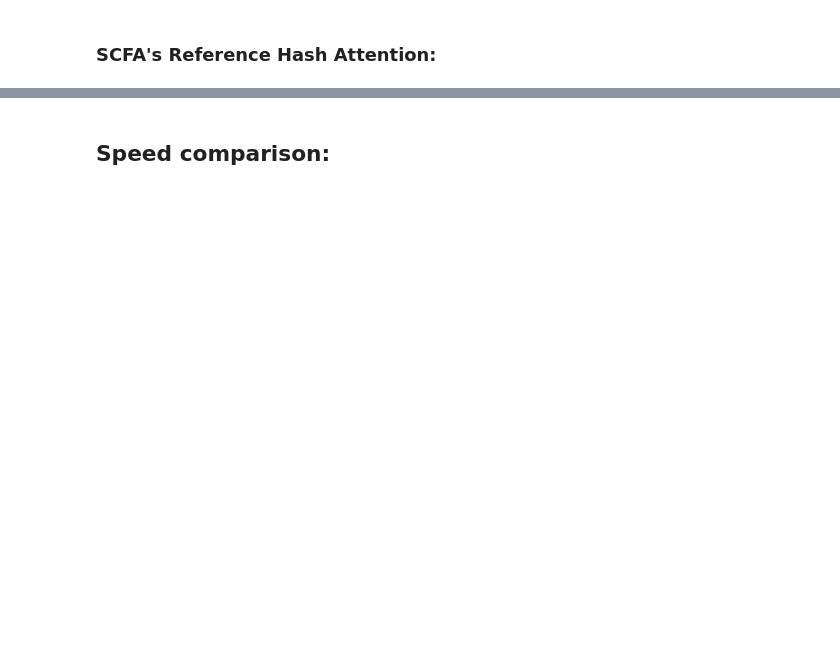
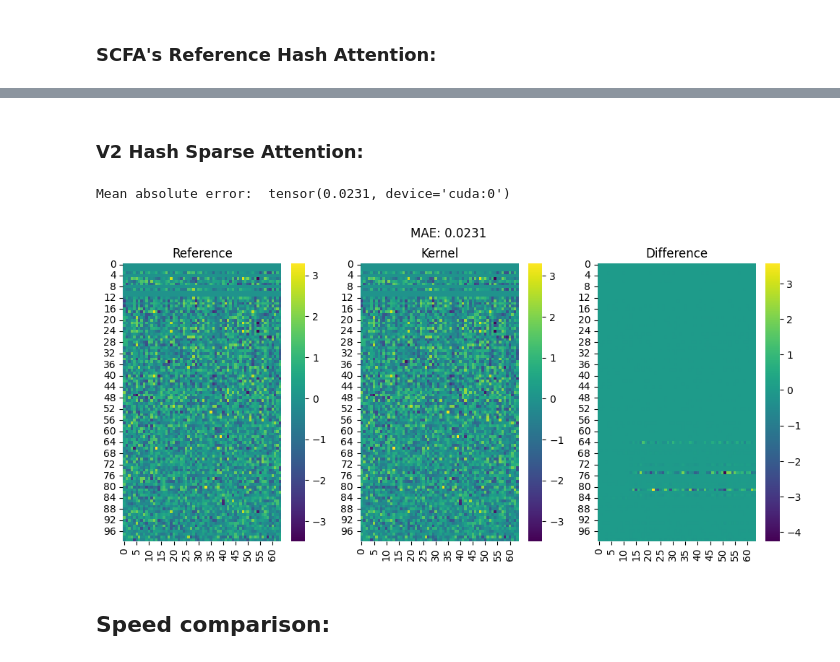
Before and after one commit to raayandhar/SCFA, a Jupyter notebook: benchmark/attention_benchmarks.ipynb, the cells around one changed output, grey strips where cells are left out. Cells and saved outputs as stored; diff of their text form; code cells hidden in the pictures; blank space fills up the shorter version.

```diff
--- a/benchmark/attention_benchmarks.ipynb
+++ b/benchmark/attention_benchmarks.ipynb
@@ -684,0 +639,2 @@ Mean absolute error:  tensor(0.0006, device='cuda:0')
+# %% [markdown]
+### V2 Hash Sparse Attention:
@@ -685,3 +653,55 @@ Mean absolute error:  tensor(0.0006, device='cuda:0')
+# %%
+import seaborn as sns
+from matplotlib import pyplot as plt
+D = 64
+q = torch.randn(1, 1, 100, D, device = "cuda", dtype=torch.bfloat16)
+k = torch.randn(1, 1, 100, D, device = "cuda", dtype=torch.bfloat16)
+v = torch.randn(1, 1, 100, D, device = "cuda", dtype=torch.bfloat16)
+
+def v2_hash_sparse_attn(q, k, v, num_buckets: int, sm_scale: float = 1.0, vector_hash = None):
+    """
+    q: (B, H, N, D)
+    k: (B, H, N, D)
+    v: (B, H, N, D)
+    """
+    B, H, N, D = q.shape
+    if vector_hash is None:
+        vector_hash = get_vector_hash(D = D, num_buckets = num_buckets, device = q.device)
+    q_hashes = vector_hash(q).to(torch.int32).contiguous() # (B, N, H)
+    k_hashes = vector_hash(k).to(torch.int32).contiguous() # (B, N, H)
+    Q_idx = torch.arange(N, device=q.device).view(1, 1, N)
+    Q_idx = Q_idx.expand(B, H, N).contiguous().to(torch.int32)
+    K_idx = torch.arange(N, device=q.device).view(1, 1, N)
+    K_idx = K_idx.expand(B, H, N).contiguous().to(torch.int32)
+    return v2_hash_sparse_attn_kernel.forward(q.to(torch.bfloat16),
+                                              k.to(torch.bfloat16),
+                                              v.to(torch.bfloat16),
+                                              Q_idx,
+                                              K_idx,
+                                              q_hashes,
+                                              k_hashes,
+                                              sm_scale).to(torch.float32).nan_to_num(0.0)
+
+standard_vector_hash = get_vector_hash(D = D, num_buckets = 4, device = "cuda")
+reference_output =reference_hash_attn(q, k, v, num_buckets = 4, vector_hash = standard_vector_hash)
+v2_output = v2_hash_sparse_attn(q, k, v, num_buckets = 4, vector_hash = standard_vector_hash)
+
+mae = (reference_output - v2_output).abs().mean()
+print("Mean absolute error: ", mae)
+fig, axes = plt.subplots(1, 3, figsize = (12, 5))
+vis_reference = reference_output.squeeze().to(torch.float32).cpu().numpy()
+vis_v2 = v2_output.squeeze().to(torch.float32).cpu().numpy()
+sns.heatmap(vis_reference, annot = False, ax = axes[0], cmap = "viridis")
+sns.heatmap(vis_v2, annot = False, ax = axes[1], cmap = "viridis")
+sns.heatmap(vis_v2 - vis_reference, annot = False, ax = axes[2], cmap = "viridis")
+axes[0].set_title("Reference")
+axes[1].set_title("Kernel")
+axes[2].set_title("Difference")
+plt.suptitle(f"MAE: {mae:.4f}")
+plt.show()
+# %% [output]
+Mean absolute error:  tensor(0.0231, device='cuda:0')
+[figure, added]
 # %% [markdown]
 ## Speed comparison:
 # %%
```
Also changed, not shown: parts of 16 cells of this notebook, 1 other file.
